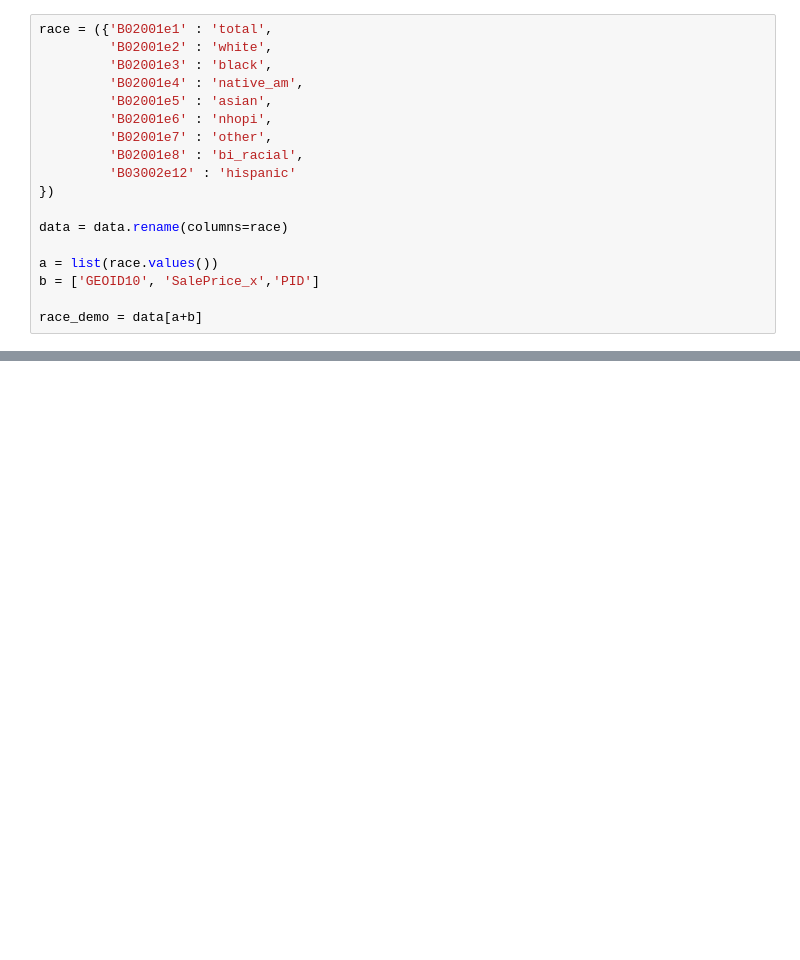
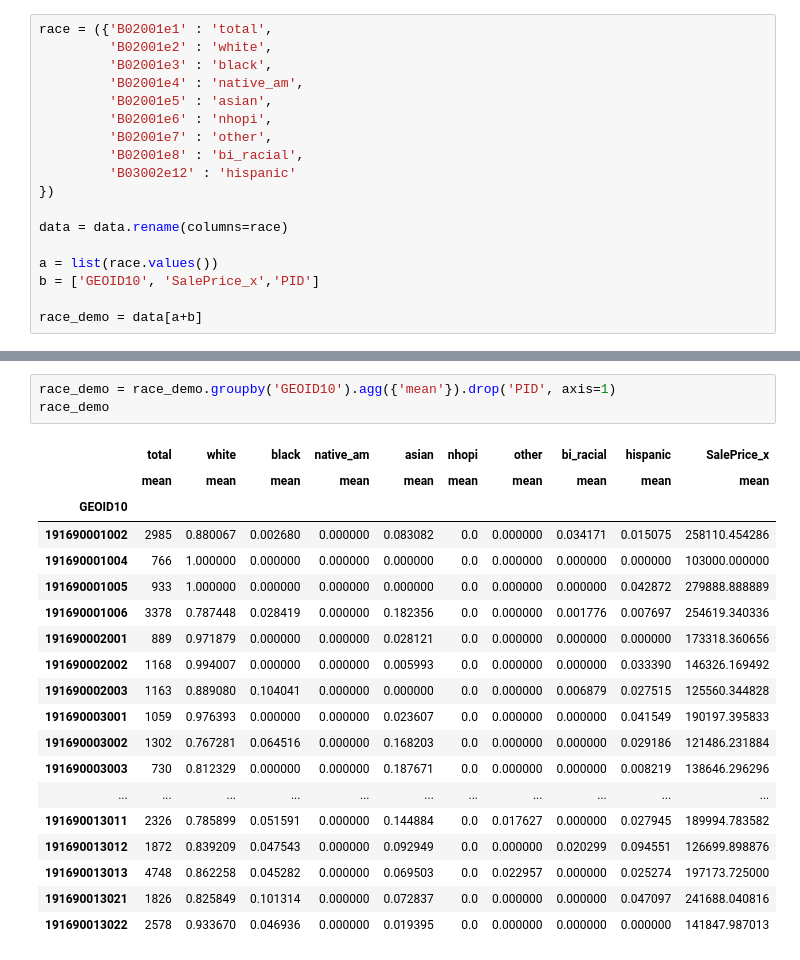
Before and after one commit to yanivyaffe/Ames_Iowa_ML_Project, a Jupyter notebook: PML Scrap.ipynb, the cells around one changed output, grey strips where cells are left out. Cells and saved outputs as stored; diff of their text form; blank space fills up the shorter version.

```diff
--- a/PML Scrap.ipynb
+++ b/PML Scrap.ipynb
@@ -264 +309,24 @@ race_demo = data[a+b]
+# %%
+race_demo = race_demo.groupby('GEOID10').agg({'mean'}).drop('PID', axis=1)
+race_demo
+# %% [output]
+|  | total | white | black | native_am | asian | nhopi | other | bi_racial | hispanic | SalePrice_x |
+|  | mean | mean | mean | mean | mean | mean | mean | mean | mean | mean |
+| GEOID10 |  |  |  |  |  |  |  |  |  |  |
+| 191690001002 | 2985 | 0.880067 | 0.002680 | 0.000000 | 0.083082 | 0.0 | 0.000000 | 0.034171 | 0.015075 | 258110.454286 |
+| 191690001004 | 766 | 1.000000 | 0.000000 | 0.000000 | 0.000000 | 0.0 | 0.000000 | 0.000000 | 0.000000 | 103000.000000 |
+| 191690001005 | 933 | 1.000000 | 0.000000 | 0.000000 | 0.000000 | 0.0 | 0.000000 | 0.000000 | 0.042872 | 279888.888889 |
+| 191690001006 | 3378 | 0.787448 | 0.028419 | 0.000000 | 0.182356 | 0.0 | 0.000000 | 0.001776 | 0.007697 | 254619.340336 |
+| 191690002001 | 889 | 0.971879 | 0.000000 | 0.000000 | 0.028121 | 0.0 | 0.000000 | 0.000000 | 0.000000 | 173318.360656 |
+| 191690002002 | 1168 | 0.994007 | 0.000000 | 0.000000 | 0.005993 | 0.0 | 0.000000 | 0.000000 | 0.033390 | 146326.169492 |
+| 191690002003 | 1163 | 0.889080 | 0.104041 | 0.000000 | 0.000000 | 0.0 | 0.000000 | 0.006879 | 0.027515 | 125560.344828 |
+| 191690003001 | 1059 | 0.976393 | 0.000000 | 0.000000 | 0.023607 | 0.0 | 0.000000 | 0.000000 | 0.041549 | 190197.395833 |
+| 191690003002 | 1302 | 0.767281 | 0.064516 | 0.000000 | 0.168203 | 0.0 | 0.000000 | 0.000000 | 0.029186 | 121486.231884 |
+| 191690003003 | 730 | 0.812329 | 0.000000 | 0.000000 | 0.187671 | 0.0 | 0.000000 | 0.000000 | 0.008219 | 138646.296296 |
+| ... | ... | ... | ... | ... | ... | ... | ... | ... | ... | ... |
+| 191690013011 | 2326 | 0.785899 | 0.051591 | 0.000000 | 0.144884 | 0.0 | 0.017627 | 0.000000 | 0.027945 | 189994.783582 |
+| 191690013012 | 1872 | 0.839209 | 0.047543 | 0.000000 | 0.092949 | 0.0 | 0.000000 | 0.020299 | 0.094551 | 126699.898876 |
+| 191690013013 | 4748 | 0.862258 | 0.045282 | 0.000000 | 0.069503 | 0.0 | 0.022957 | 0.000000 | 0.025274 | 197173.725000 |
+| 191690013021 | 1826 | 0.825849 | 0.101314 | 0.000000 | 0.072837 | 0.0 | 0.000000 | 0.000000 | 0.047097 | 241688.040816 |
+| 191690013022 | 2578 | 0.933670 | 0.046936 | 0.000000 | 0.019395 | 0.0 | 0.000000 | 0.000000 | 0.000000 | 141847.987013 |
 # %%
```
Also changed, not shown: parts of 8 cells of this notebook.
